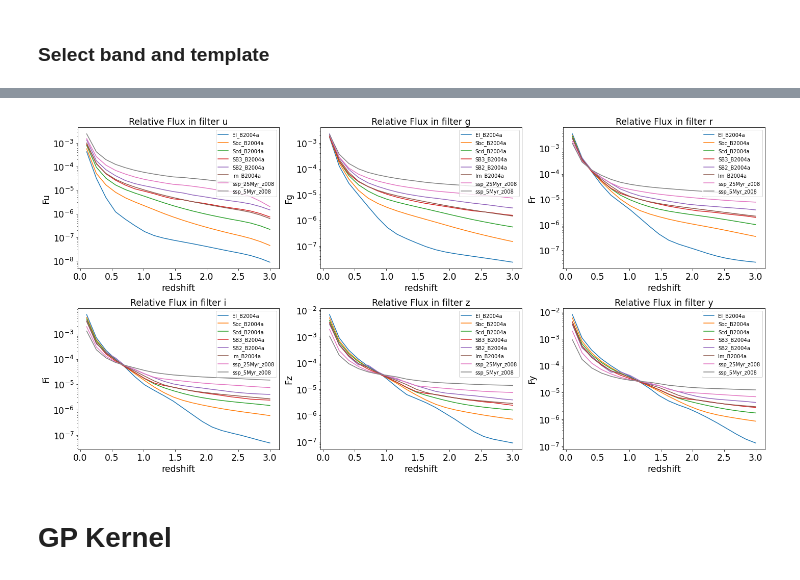
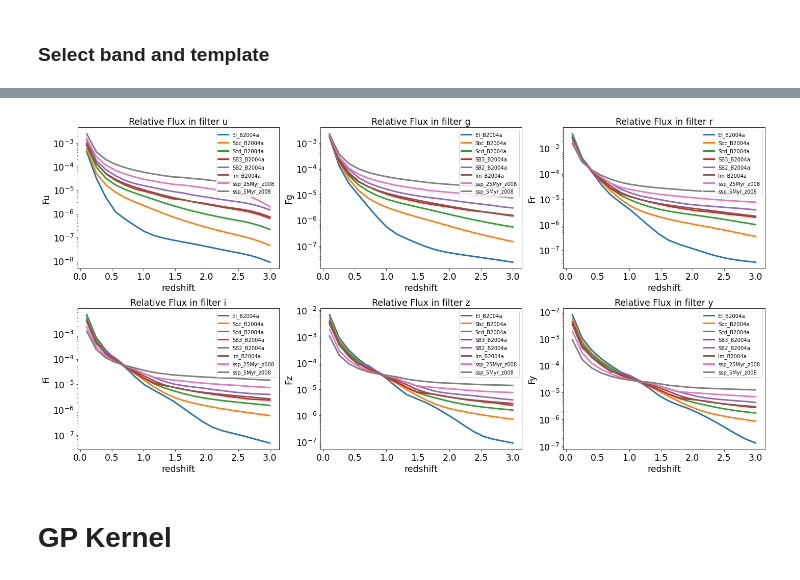
Before and after one commit to sylvielsstfr/PhotoZAna, a Jupyter notebook: ana_delightoutput/notebooks/study_gp/test_delight_gp_Fzprior.ipynb, the cells around one changed output, grey strips where cells are left out. Saved outputs shown, nothing was run; the diff lists cells and outputs as text; code cells hidden in the pictures.

```diff
--- a/ana_delightoutput/notebooks/study_gp/test_delight_gp_Fzprior.ipynb
+++ b/ana_delightoutput/notebooks/study_gp/test_delight_gp_Fzprior.ipynb
@@ -187,22 +189,23 @@ plt.yscale("log")
 # %%
 fig, axs = plt.subplots(NR, NC,figsize=(20,10))
 
 for ir in np.arange(NR):
     for ic in np.arange(NC):
         ib=ic+ir*NC
 
         for it in np.arange(NT):
             F= [ f[ib,it] for f in all_F]
-            axs[ir,ic].plot(all_z,F,label=sed_names[it])
+            axs[ir,ic].plot(all_z,F,label=sed_names[it],lw=3)
             axs[ir,ic].set_yscale("log")
             axs[ir,ic].legend(loc="upper right")
             axs[ir,ic].set_xlabel("redshift")
             axs[ir,ic].set_ylabel("F"+band_name[ib])
             axs[ir,ic].set_title("Relative Flux in filter "+band_name[ib])
 
 plt.tight_layout()
+plt.show()
 # %% [output]
-[figure, old version]
+[figure, new version]
 # %% [markdown]
 # GP Kernel
 # %%
```
Also changed, not shown: parts of 9 cells of this notebook, 2 other files.
